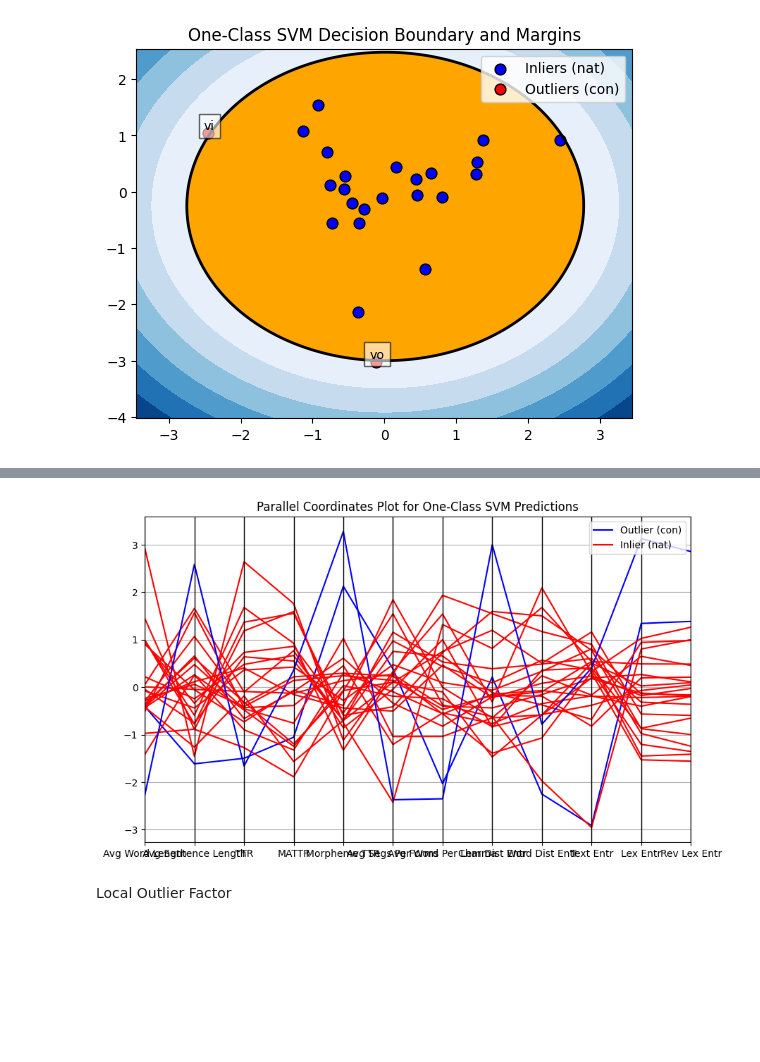
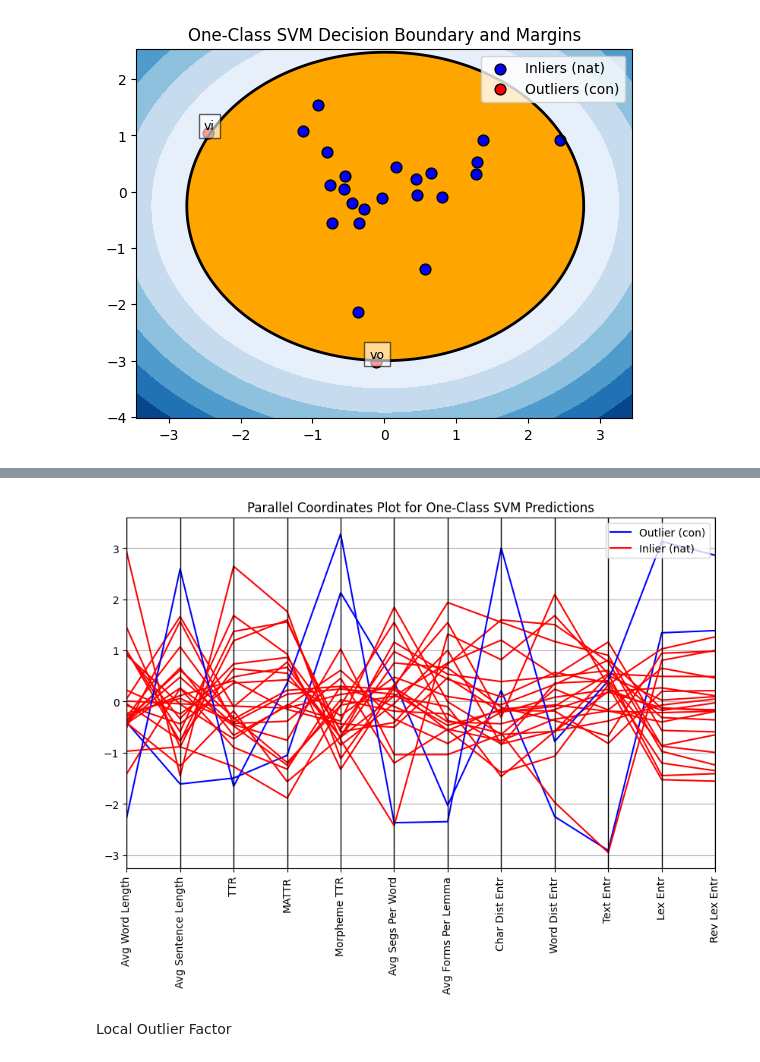
Before and after one commit to kirbergerconnor/iscl-thesis, a Jupyter notebook: classification.ipynb, the cells around one changed output, grey strips where cells are left out. Drawn from its saved outputs; the diff is of its cells as text; code cells hidden in the pictures; blank space fills up the shorter version.

Commit message:
Write more introduction, natural languages in dataset, libraries/APIs; add more code for classification; include more results

```diff
--- a/classification.ipynb
+++ b/classification.ipynb
@@ -400,20 +400,22 @@ plt.show()
 # %%
 features = data.drop(columns=['Corpus', 'Type'])
 target = np.where(data['Type'] == 'nat', 1, -1)
 scaler = StandardScaler()
 features_scaled = scaler.fit_transform(features)
 features_df = pd.DataFrame(features_scaled, columns=['Avg Word Length', 'Avg Sentence Length', 'TTR', 'MATTR', 'Morpheme TTR', 'Avg Segs Per Word', 'Avg Forms Per Lemma', 'Char Dist Entr', 'Word Dist Entr', 'Text Entr', 'Lex Entr', 'Rev Lex Entr'])
 features_df['Prediction'] = predictions
 
 # Replace 1 with 'Inlier (nat)' and -1 with 'Outlier (con)' for readability
 features_df['Prediction'] = features_df['Prediction'].replace({1: 'Inlier (nat)', -1: 'Outlier (con)'})
 
 plt.figure(figsize=(10, 6))
+plt.xticks(rotation=90)
 parallel_coordinates(features_df, 'Prediction', color=['blue', 'red'])
 plt.title('Parallel Coordinates Plot for One-Class SVM Predictions')
+plt.savefig('./results/parallelcoordinatesplotocsvm.png')
 plt.show()
 # %% [output]
-[figure, old version]
+[figure, new version]
 # %% [markdown]
 Local Outlier Factor
 # %%
```
Also changed, not shown: parts of 1 cell of this notebook, 37 other files.
